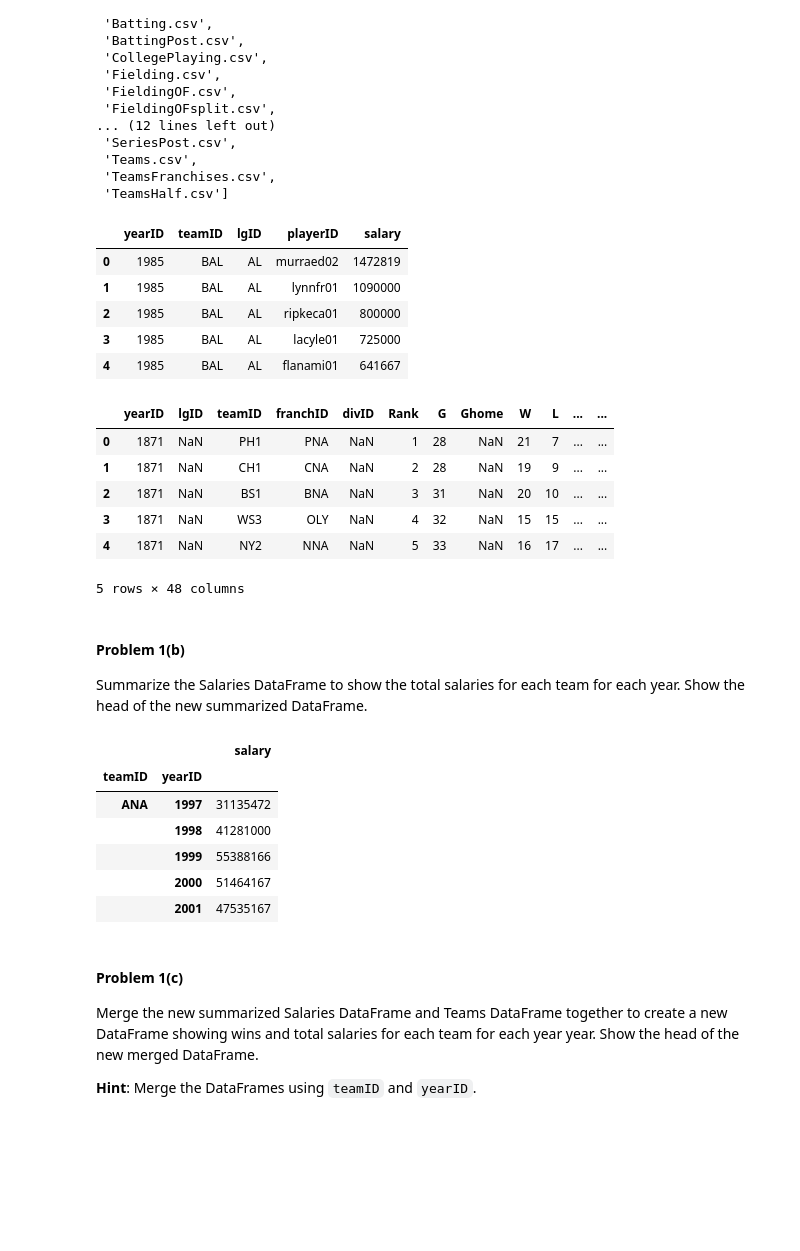
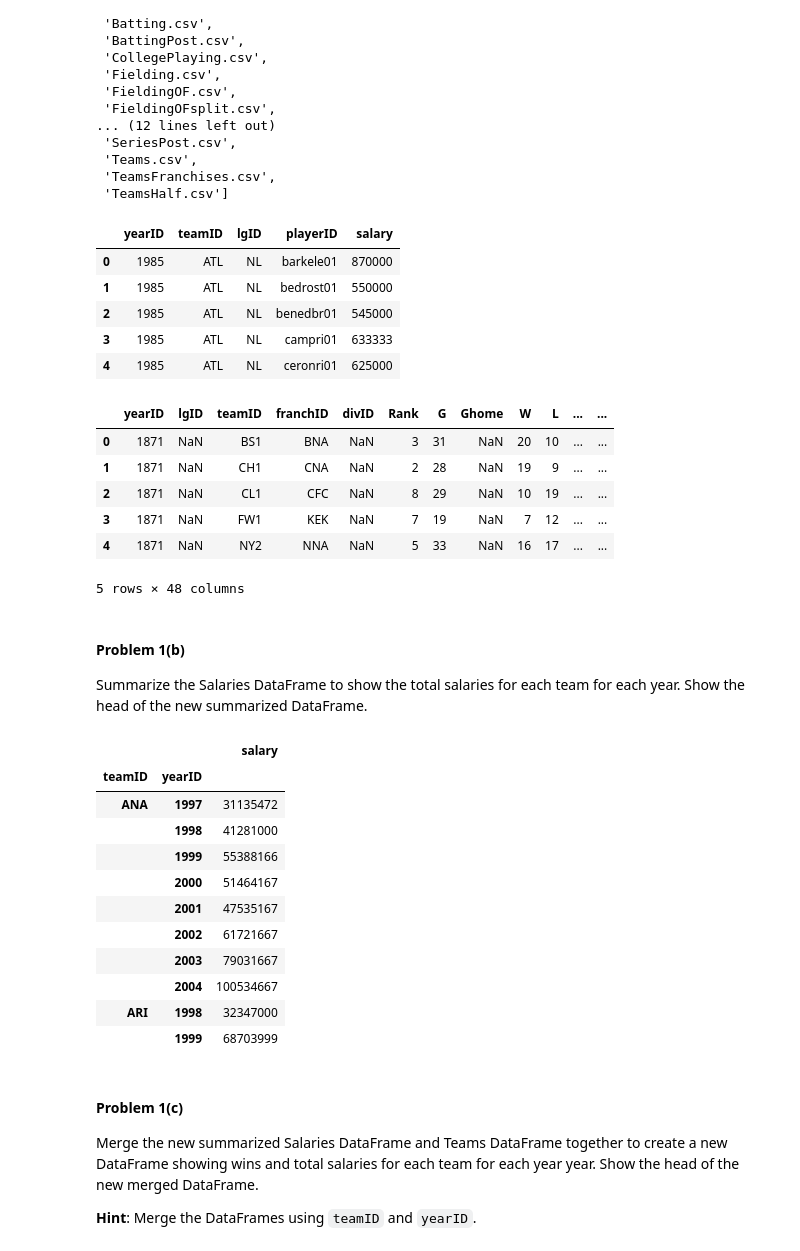
Before and after one commit to fergusio/cs109-2015, a Jupyter notebook: homework/HW1.ipynb, the cells around one changed output. Drawn from its saved outputs; the diff is of its cells as text; code cells hidden in the pictures; blank space fills up the shorter version.

```diff
--- a/homework/HW1.ipynb
+++ b/homework/HW1.ipynb
@@ -153,24 +153,24 @@ os.listdir(path)
  'TeamsFranchises.csv',
  'TeamsHalf.csv']
 # %%
-salaries = pd.read_csv("data/lahman/Salaries.csv")
+salaries = pd.read_csv("data/baseballdatabank-2017.1/core/Salaries.csv")
 salaries.head()
 # %% [output]
 |  | yearID | teamID | lgID | playerID | salary |
-| 0 | 1985 | BAL | AL | murraed02 | 1472819 |
-| 1 | 1985 | BAL | AL | lynnfr01 | 1090000 |
-| 2 | 1985 | BAL | AL | ripkeca01 | 800000 |
-| 3 | 1985 | BAL | AL | lacyle01 | 725000 |
-| 4 | 1985 | BAL | AL | flanami01 | 641667 |
+| 0 | 1985 | ATL | NL | barkele01 | 870000 |
+| 1 | 1985 | ATL | NL | bedrost01 | 550000 |
+| 2 | 1985 | ATL | NL | benedbr01 | 545000 |
+| 3 | 1985 | ATL | NL | campri01 | 633333 |
+| 4 | 1985 | ATL | NL | ceronri01 | 625000 |
 # %%
-teams = pd.read_csv("data/lahman/Teams.csv")
+teams = pd.read_csv("data/baseballdatabank-2017.1/core/Teams.csv")
 teams.head()
 # %% [output]
 |  | yearID | lgID | teamID | franchID | divID | Rank | G | Ghome | W | L | ... | ... |
-| 0 | 1871 | NaN | PH1 | PNA | NaN | 1 | 28 | NaN | 21 | 7 | ... | ... |
+| 0 | 1871 | NaN | BS1 | BNA | NaN | 3 | 31 | NaN | 20 | 10 | ... | ... |
 | 1 | 1871 | NaN | CH1 | CNA | NaN | 2 | 28 | NaN | 19 | 9 | ... | ... |
-| 2 | 1871 | NaN | BS1 | BNA | NaN | 3 | 31 | NaN | 20 | 10 | ... | ... |
-| 3 | 1871 | NaN | WS3 | OLY | NaN | 4 | 32 | NaN | 15 | 15 | ... | ... |
+| 2 | 1871 | NaN | CL1 | CFC | NaN | 8 | 29 | NaN | 10 | 19 | ... | ... |
+| 3 | 1871 | NaN | FW1 | KEK | NaN | 7 | 19 | NaN | 7 | 12 | ... | ... |
 | 4 | 1871 | NaN | NY2 | NNA | NaN | 5 | 33 | NaN | 16 | 17 | ... | ... |
 5 rows × 48 columns
 # %% [markdown]
@@ -179,7 +179,7 @@ teams.head()
 Summarize the Salaries DataFrame to show the total salaries for each team for each year. Show the head of the new summarized DataFrame.
 # %%
 sal_by_team_by_year = salaries.groupby(["teamID", "yearID"]).sum()
-sal_by_team_by_year.head()
+sal_by_team_by_year.head(10)
 # %% [output]
 |  |  | salary |
 | teamID | yearID |  |
@@ -188,6 +188,11 @@ sal_by_team_by_year.head()
 |  | 1999 | 55388166 |
 |  | 2000 | 51464167 |
 |  | 2001 | 47535167 |
+|  | 2002 | 61721667 |
+|  | 2003 | 79031667 |
+|  | 2004 | 100534667 |
+| ARI | 1998 | 32347000 |
+|  | 1999 | 68703999 |
 # %% [markdown]
 #### Problem 1(c)
 
```
Also changed, not shown: parts of 11 cells of this notebook, 1 other file.
